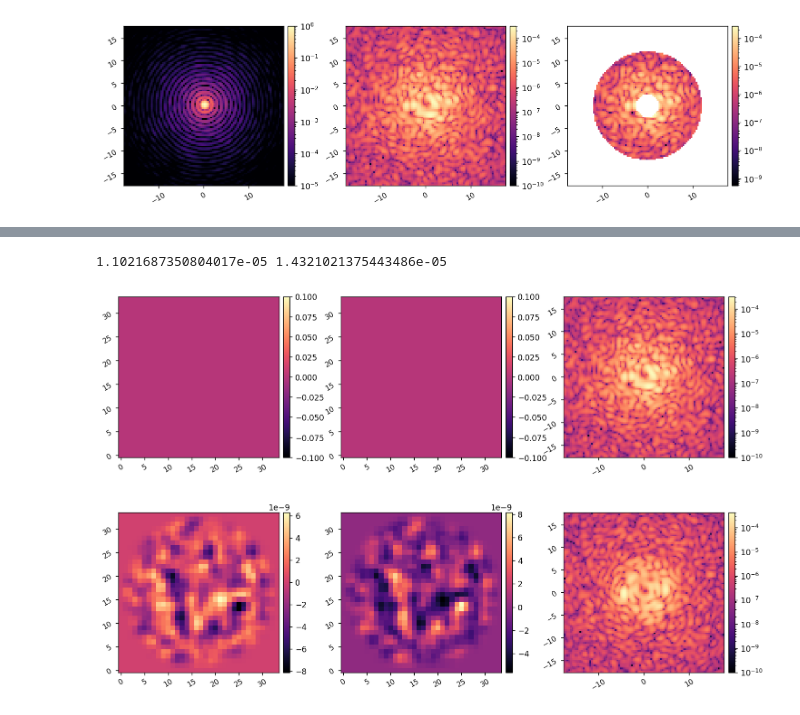
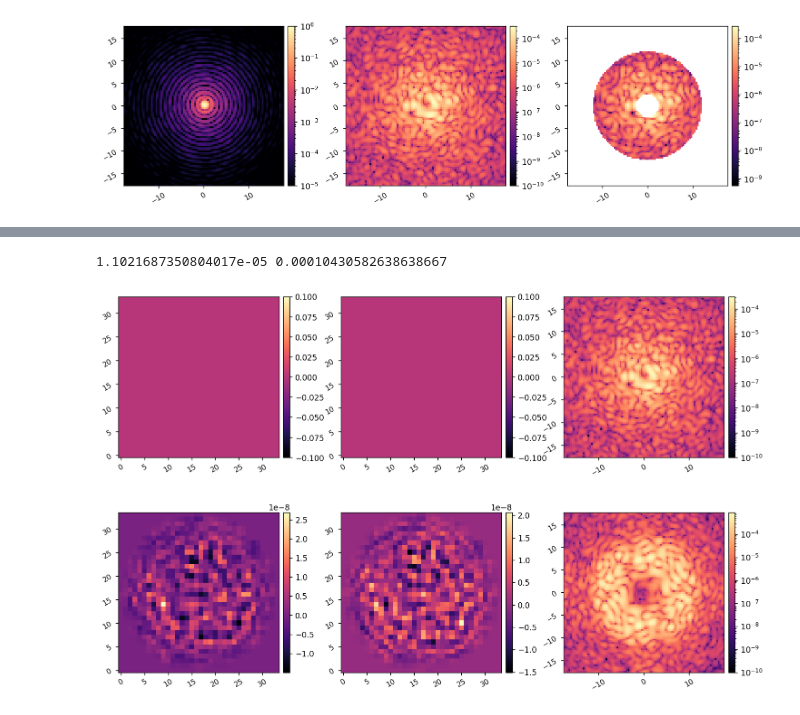
Before and after one commit to kian1377/apra-howfsc-models, a Jupyter notebook: notebooks/test_rmad_2dm_adefc.ipynb, the cells around one changed output, grey strips where cells are left out. Cells and saved outputs as stored; diff of their text form; code cells hidden in the pictures.

```diff
--- a/notebooks/test_rmad_2dm_adefc.ipynb
+++ b/notebooks/test_rmad_2dm_adefc.ipynb
@@ -43,11 +45,15 @@ imshow2(xp.abs(WFE), xp.angle(WFE))
 reload(rmad)
 I = rmad.MODEL()
 I.WFE = WFE
+I.d_dm1_dm2 = 0*u.mm
+# I.flip_dm = True
+# I.flip_lyot = True
 
 iwa = 2.5
 owa = 12
+edge = None
 rot = 0
-control_mask = lina.utils.create_annular_focal_plane_mask(I.npsf, I.psf_pixelscale_lamD, irad=iwa, orad=owa, edge=None, rotation=rot)
+control_mask = lina.utils.create_annular_focal_plane_mask(I.npsf, I.psf_pixelscale_lamD, irad=iwa, orad=owa, edge=edge, rotation=rot)
 
 I.use_vortex = False
 ref_psf = I.snap()
@@ -65,6 +71,9 @@ reload(rmad)
 reload(props)
 M = rmad.MODEL()
 M.WFE = WFE
+M.d_dm1_dm2 = 100*u.mm
+# M.flip_dm = True
+# M.flip_lyot = True
 
 M.use_vortex = False
 model_psf = M.snap()
@@ -182,18 +168,18 @@ ABNORMAL_TERMINATION_IN_LNSRCH
 # %%
 old_dm1 = rmad.acts_to_command(acts[:M.Nacts//2], I.dm_mask)
 old_dm2 = rmad.acts_to_command(acts[M.Nacts//2:], I.dm_mask)
 del_dm1 = rmad.acts_to_command(res.x[:M.Nacts//2], I.dm_mask)
 del_dm2 = rmad.acts_to_command(res.x[M.Nacts//2:], I.dm_mask)
 
 I.set_dm1(old_dm1 + del_dm1)
 I.set_dm2(old_dm2 + del_dm2)
 new_im = I.snap()
 
-print(xp.mean(old_im[control_mask]), xp.mean(new_im[control_mask]))
-imshow3(old_dm1, old_dm2, old_im, lognorm3=True, pxscl3=I.psf_pixelscale_lamD, vmin3=1e-10,)
+print(xp.mean(coro_im[control_mask]), xp.mean(new_im[control_mask]))
+imshow3(old_dm1, old_dm2, coro_im, lognorm3=True, pxscl3=I.psf_pixelscale_lamD, vmin3=1e-10,)
 imshow3(del_dm1, del_dm2, new_im, lognorm3=True, pxscl3=I.psf_pixelscale_lamD, vmin3=1e-10,)
 # %% [output]
-1.1021687350804017e-05 1.4321021375443486e-05
+1.1021687350804017e-05 0.00010430582638638667
 [figure]
-[figure, old version]
+[figure, new version]
 # %%
```
Also changed, not shown: parts of 6 cells of this notebook, 11 other files.
